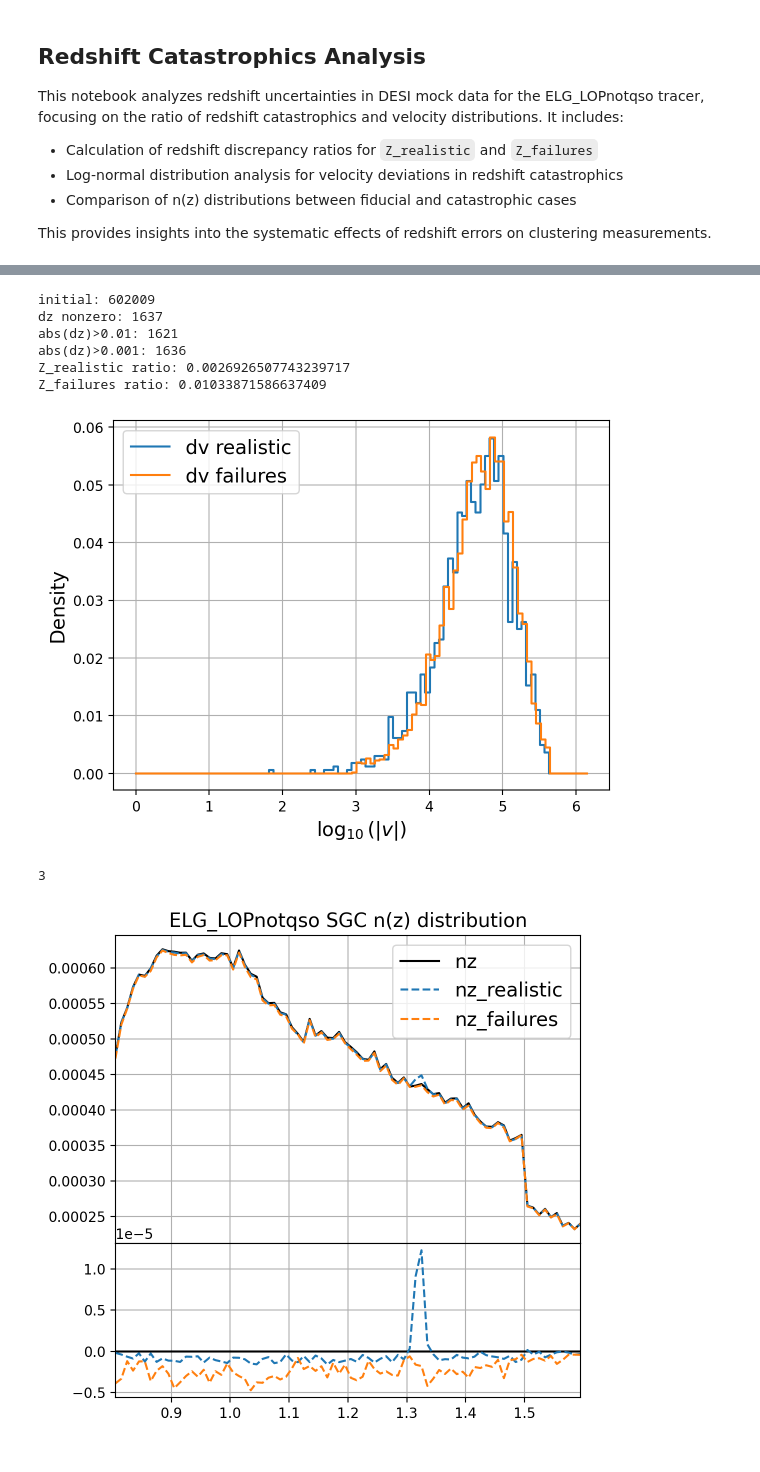
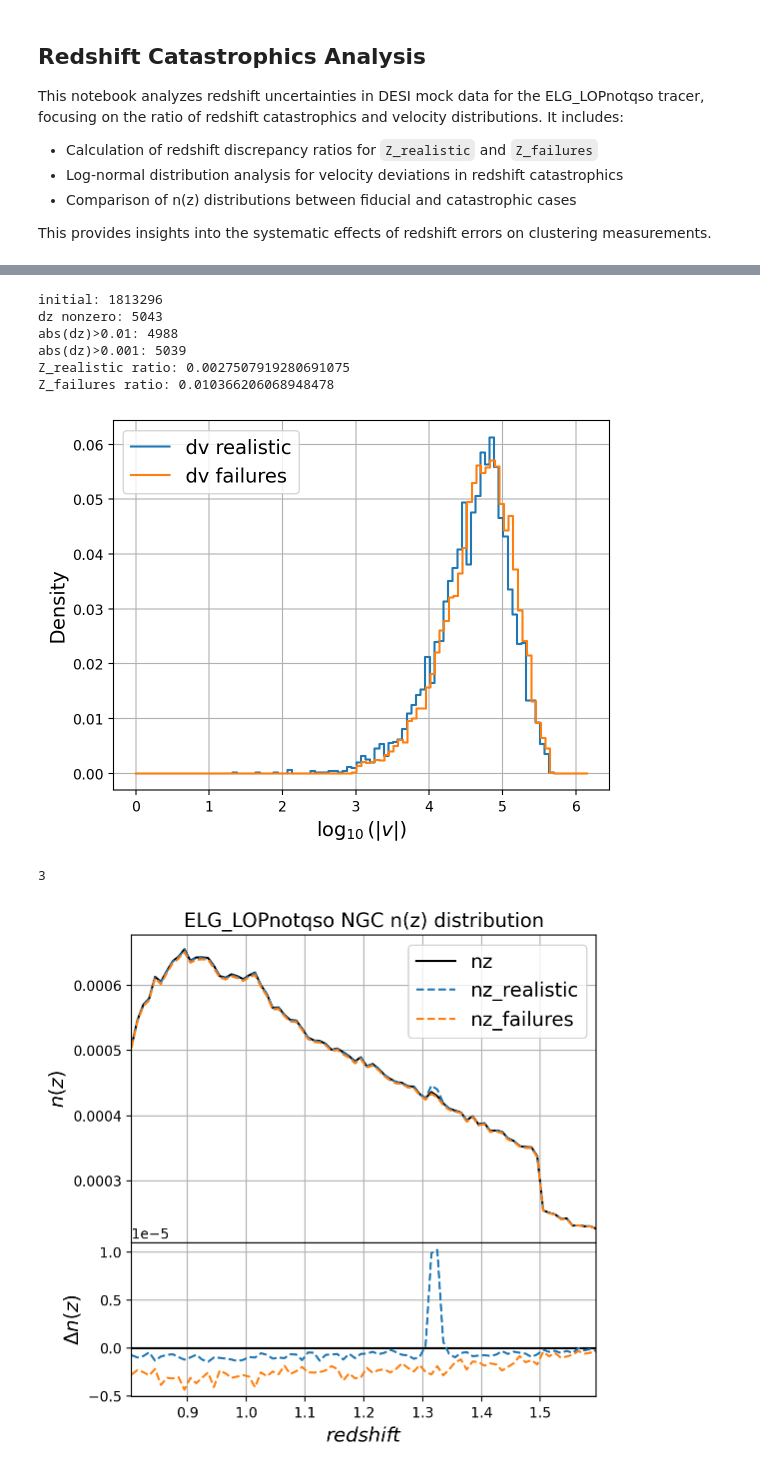
Before and after one commit to ShengyuHE/desi_spectro_sys, a Jupyter notebook: main/make_LSS/test_catas_read.ipynb, the cells around one changed output, grey strips where cells are left out. Saved outputs shown, nothing was run; the diff lists cells and outputs as text; code cells hidden in the pictures.

```diff
--- a/main/make_LSS/test_catas_read.ipynb
+++ b/main/make_LSS/test_catas_read.ipynb
@@ -20,37 +23,22 @@ plt.rcParams['legend.fontsize'] = 14
 %config InlineBackend.figure_format = 'retina'
 %matplotlib inline
 # %%
-nran_list = {'ELG_LOPnotqso':10, 'LRG':8, 'QSO':2}
+nran_list = {'ELG_LOPnotqso':10, 'LRG':8, 'QSO':4}
 
 survey  ='Y1'
 specver ='iron'
 mockver ='v4_2'
 tracer  = 'ELG_LOPnotqso'
-region  ='SGC' #region NGC, SGC, GCcomb
+region  ='NGC' #NGC, SGC
 nran = nran_list[tracer]
 
 MOCKNUM = 0
 file_path = f'/pscratch/sd/s/shengyu/mocks/{survey}/Abacus_{mockver}/altmtl{MOCKNUM}/{specver}/mock{MOCKNUM}/LSScats'
 mock_type = 'clustering' #clustering or full_HPmapcut (before z selection and FKP weight assigments)
 
-ran_mocks   = []
-dat_mocks  =  []
-ran_mocks_fn = []
-dat_mocks_fn = []
-
-for dn in ['ran','dat']:
-    if dn == 'ran':
-        for i in range(nran):
-            pattern = os.path.join(file_path, f'{tracer}_{region}_{i}_{mock_type}.{dn}.fits')
-            ran_mocks_fn.append(glob.glob(pattern))
-            with fits.open(pattern, memmap=True) as hdul:
-                ran_mocks.append(hdul[1].data)
-    if dn == 'dat':
-        dat_mocks_fn = glob.glob(os.path.join(file_path, f'{tracer}_{region}_{mock_type}.{dn}.fits'))[0]
-        with fits.open(dat_mocks_fn, memmap=True) as hdul:
-            dat_mocks = hdul[1].data
+with fits.open('./example_files/ELG_LOPnotqso_NGC_clustering.dat.fits', memmap=True) as hdul:
+    dat_mocks = hdul[1].data
 
 # hdul.info()
-print('random mocks:', len(ran_mocks))
 print(dat_mocks.names, '\n', dat_mocks[:3], '\n', len(dat_mocks))
 # %% [output]
@@ -74,12 +61,12 @@ z_diff = dat_mocks['Z']-dat_mocks['Z_failures']
 # print(Z_diff[np.nonzero(Z_diff)])
 print('Z_failures ratio:',len(z_diff[np.abs(z_diff)>0.01])/len(z_diff))
 # %% [output]
-initial: 602009
-dz nonzero: 1637
-abs(dz)>0.01: 1621
-abs(dz)>0.001: 1636
-Z_realistic ratio: 0.0026926507743239717
-Z_failures ratio: 0.01033871586637409
+initial: 1813296
+dz nonzero: 5043
+abs(dz)>0.01: 4988
+abs(dz)>0.001: 5039
+Z_realistic ratio: 0.0027507919280691075
+Z_failures ratio: 0.010366206068948478
 # %%
 # dv distribution (should be a log-normal distribution for the redshift catastrophics)
 def plot_bins(data, bins=None, num_bins=100):
@@ -104,34 +91,37 @@ plt.grid(True)
 plt.xlabel(r'$\log_{10}(|v|)$')
 plt.show()
 # %% [output]
-[figure, old version]
+[figure, new version]
 # %%
 #zmid zlow zhigh n(z) Nbin Vol_bin
 nz_columes = {'n(z)':3, 'Nbin':4, 'Vol_bin':5}
 
 nplot = 'n(z)'
 colume = nz_columes[nplot]
 print(colume)
 z_labels = ['nz', 'nz_realistic','nz_failures']
 fig, ax = plt.subplots(2, 1, figsize=(6, 6), gridspec_kw={'height_ratios': [2, 1], 'hspace': 0}, sharex=True)
 for i,nz_fn in enumerate(z_labels):
-    nz = np.loadtxt(file_path+f'/{tracer}_{region}_{nz_fn}.txt')
+    nz = np.loadtxt(f'./example_files/{tracer}_{region}_{nz_fn}.txt')
     if i == 0:
         nz_fiducial = nz
         zmid = nz_fiducial[:,0]
         ax[0].set_xlim(min(nz[:,0]), max(nz[:,0]))
         ax[0].plot(zmid,nz_fiducial[:,colume],color='black', label=z_labels[i])
         ax[1].plot(zmid, [0]*len(zmid),color='black')
     if i>0:
         nz_catas = nz
         ax[0].plot(zmid, nz_catas[:,colume], label=z_labels[i], ls='--')
         ax[1].plot(zmid, nz_catas[:,colume]-nz_fiducial[:,colume], ls='--')
 
 ax[0].set_title(f'{tracer} {region} {nplot} distribution')
 ax[0].legend()
 ax[0].grid(True)
 ax[1].grid(True)
+ax[1].set_xlabel(r'$redshift$')
+ax[0].set_ylabel(r'$n(z)$')
+ax[1].set_ylabel(r'$\Delta n(z)$')
 plt.show()
 # %% [output]
 3
-[figure, old version]
+[figure, new version]
```
Also changed, not shown: parts of 2 cells of this notebook, 11 other files.
